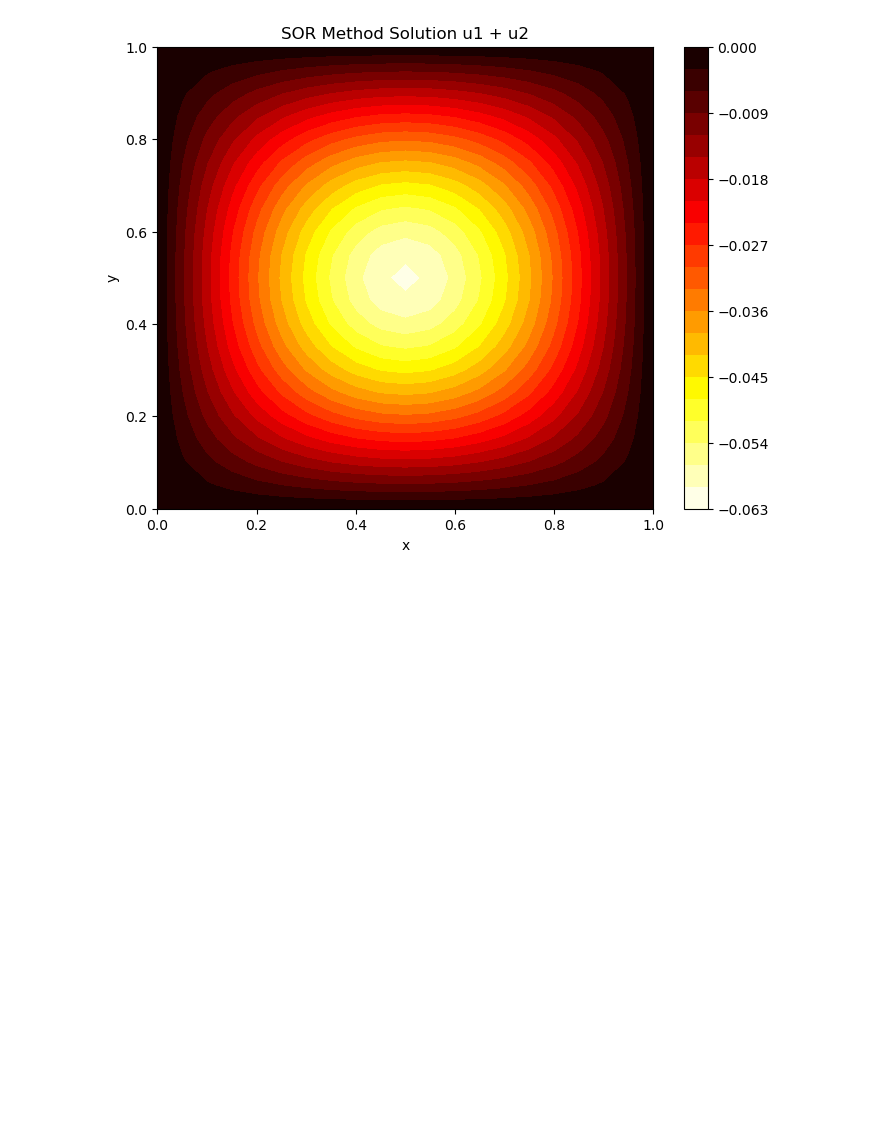
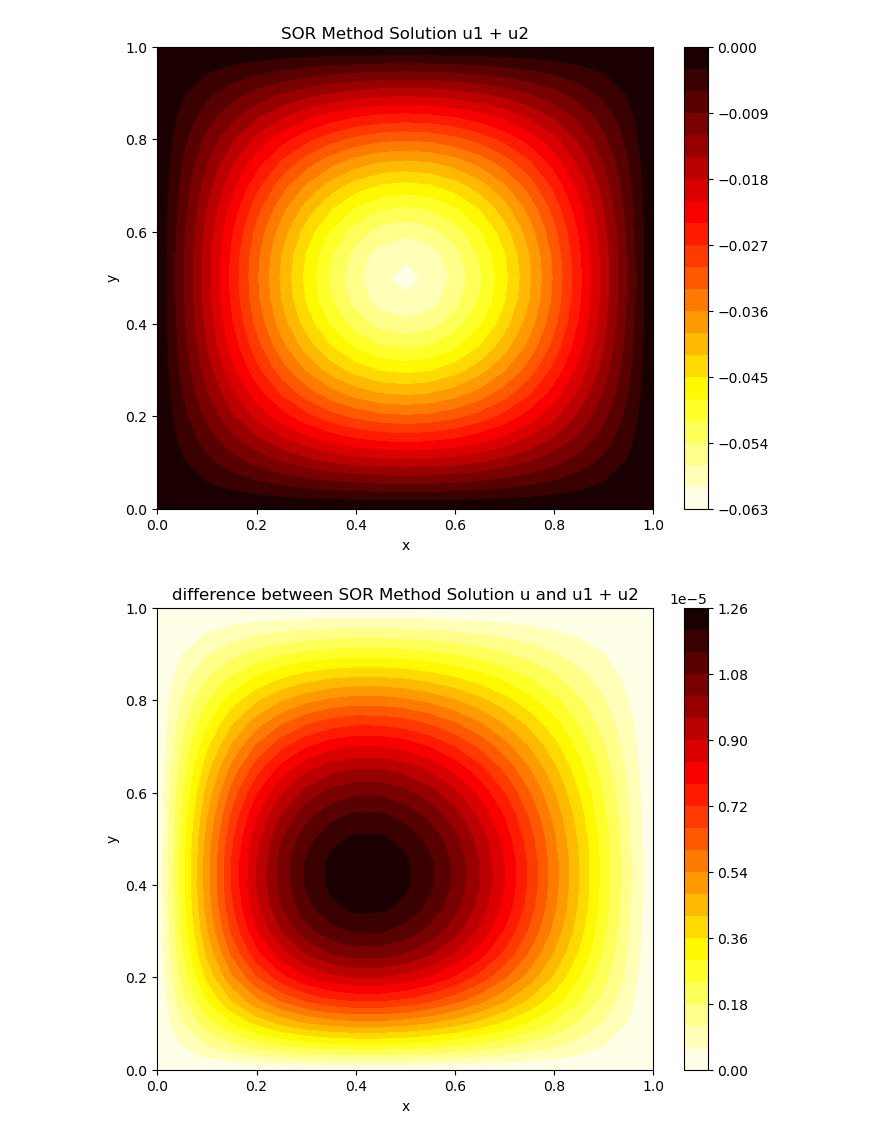
Before and after one commit to bonjovij/CSE--, a Jupyter notebook: Week 5/과제6.ipynb, the cells around one changed output. Saved outputs shown, nothing was run; the diff lists cells and outputs as text; code cells hidden in the pictures; blank space fills up the shorter version.

```diff
--- a/Week 5/과제6.ipynb
+++ b/Week 5/과제6.ipynb
@@ -431,3 +431,13 @@ plt.title(f'SOR Method Solution u1 + u2')
 plt.show()
 # %% [output]
 [figure]
+# %%
+plt.figure(figsize=(8,6))
+plt.contourf(X, Y, u_list_sum - u_list_SOR2[-1], levels=20, cmap='hot_r')
+plt.colorbar()
+plt.xlabel('x')
+plt.ylabel('y')
+plt.title(f'difference between SOR Method Solution u and u1 + u2')
+plt.show()
+# %% [output]
+[figure, added]
```
Also changed, not shown: 1 other file.
